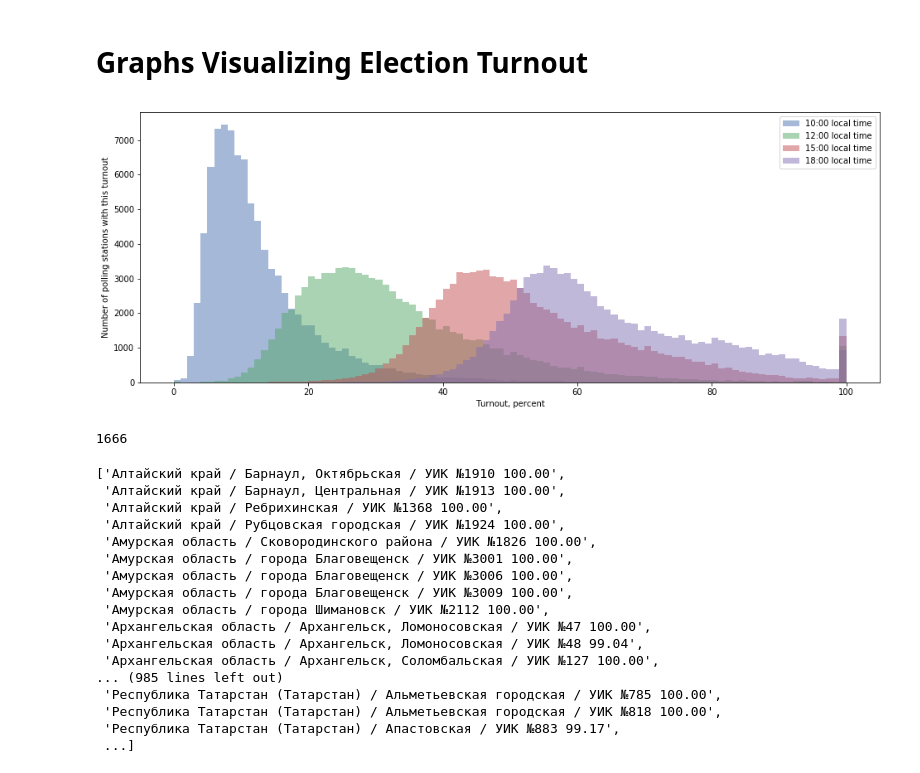
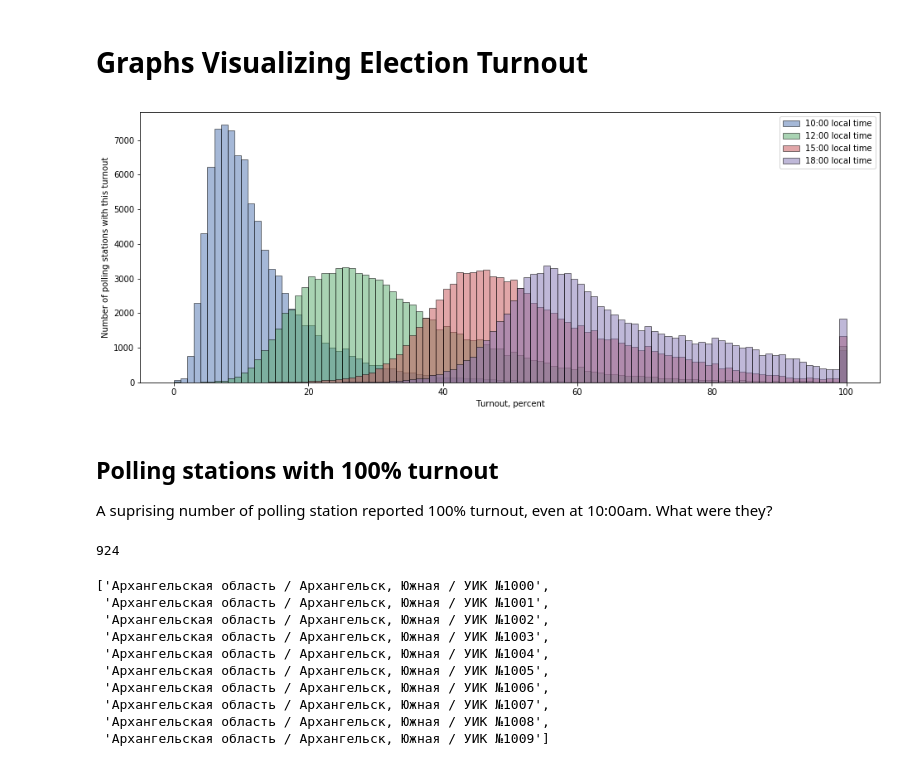
Before and after one commit to mpenkov/prezident2018, a Jupyter notebook: Turnout.ipynb, the cells around one changed output. Cells and saved outputs as stored; diff of their text form; code cells hidden in the pictures.

Commit message:
some more digging into 100% turnout at some stations

```diff
--- a/Turnout.ipynb
+++ b/Turnout.ipynb
@@ -19,62 +19,58 @@ with gzip.GzipFile("scrapyproject/results.json.gz") as fin:
     tables = [json.loads(line) for line in fin]
 # %%
 TIMES = ['10:00', '12:00', '15:00', '18:00']
-def yield_turnout(time):
-    if time not in TIMES:
-        raise ValueError
-    column = TIMES.index(time)
+
+def yield_turnout():
     turnout = [t for t in tables if t['data_type'] == 'turnout_uik']
     for table in turnout:
         for i, (header, row) in enumerate(zip(table['row_headers'], table['data'])):
             if i == 0:
                 # skip total row
                 continue
-            if row[column] is not None:
-                yield {'region': table['region'], 'territory': table['territory'],
-                       'polling_station': header, 'turnout': row[column]}
+            yield {'region': table['region'], 'territory': table['territory'],
+                   'polling_station': header, 'turnout': row, 'url': table['url']}
 # %%
 def calc_rounded_turnout(time):
-    rounded_percentages = [round(t['turnout'], 0) for t in yield_turnout(time)]
+    if time not in TIMES:
+        raise ValueError
+    time_idx = TIMES.index(time)
+    rounded_percentages = [round(t['turnout'][time_idx], 0) for t in yield_turnout()]
     return rounded_percentages
 
 plt.style.use('seaborn-deep')
-# plt.rcParams["patch.force_edgecolor"] = True
+plt.rcParams["patch.force_edgecolor"] = True
 plt.figure(figsize=(16, 6))
 plt.hist(calc_rounded_turnout('10:00'), 100, alpha=0.5, label='10:00 local time')
 plt.hist(calc_rounded_turnout('12:00'), 100, alpha=0.5, label='12:00 local time')
 plt.hist(calc_rounded_turnout('15:00'), 100, alpha=0.5, label='15:00 local time')
 plt.hist(calc_rounded_turnout('18:00'), 100, alpha=0.5, label='18:00 local time')
 plt.xlabel('Turnout, percent')
 plt.ylabel('Number of polling stations with this turnout')
 plt.legend()
 print()
 # %% [output]
-[figure, old version]
+[figure, new version]
+# %% [markdown]
+## Polling stations with 100% turnout
+
+A suprising number of polling station reported 100% turnout, even at 10:00am.
+What were they?
 # %%
-# A suprising number of polling station reported 100% turnout.
-# What were they?
-hundred_pct = sorted(['%(region)s / %(territory)s / %(polling_station)s %(turnout).2f' % t
-                      for t in yield_turnout('18:00') if t['turnout'] > 99])
+hundred_pct = sorted(['%(region)s / %(territory)s / %(polling_station)s' % t
+                      for t in yield_turnout() if t['turnout'][0] == 100])
 len(hundred_pct)
 # %% [output]
-1666
+924
 # %%
-hundred_pct
+hundred_pct[:10]
 # %% [output]
-['Алтайский край / Барнаул, Октябрьская / УИК №1910 100.00',
- 'Алтайский край / Барнаул, Центральная / УИК №1913 100.00',
- 'Алтайский край / Ребрихинская / УИК №1368 100.00',
- 'Алтайский край / Рубцовская городская / УИК №1924 100.00',
- 'Амурская область / Сковородинского района / УИК №1826 100.00',
- 'Амурская область / города Благовещенск / УИК №3001 100.00',
- 'Амурская область / города Благовещенск / УИК №3006 100.00',
- 'Амурская область / города Благовещенск / УИК №3009 100.00',
- 'Амурская область / города Шимановск / УИК №2112 100.00',
- 'Архангельская область / Архангельск, Ломоносовская / УИК №47 100.00',
- 'Архангельская область / Архангельск, Ломоносовская / УИК №48 99.04',
- 'Архангельская область / Архангельск, Соломбальская / УИК №127 100.00',
-... (985 lines left out)
- 'Республика Татарстан (Татарстан) / Альметьевская городская / УИК №785 100.00',
- 'Республика Татарстан (Татарстан) / Альметьевская городская / УИК №818 100.00',
- 'Республика Татарстан (Татарстан) / Апастовская / УИК №883 99.17',
- ...]
+['Архангельская область / Архангельск, Южная / УИК №1000',
+ 'Архангельская область / Архангельск, Южная / УИК №1001',
+ 'Архангельская область / Архангельск, Южная / УИК №1002',
+ 'Архангельская область / Архангельск, Южная / УИК №1003',
+ 'Архангельская область / Архангельск, Южная / УИК №1004',
+ 'Архангельская область / Архангельск, Южная / УИК №1005',
+ 'Архангельская область / Архангельск, Южная / УИК №1006',
+ 'Архангельская область / Архангельск, Южная / УИК №1007',
+ 'Архангельская область / Архангельск, Южная / УИК №1008',
+ 'Архангельская область / Архангельск, Южная / УИК №1009']
```
Also changed, not shown: parts of 5 cells of this notebook.
